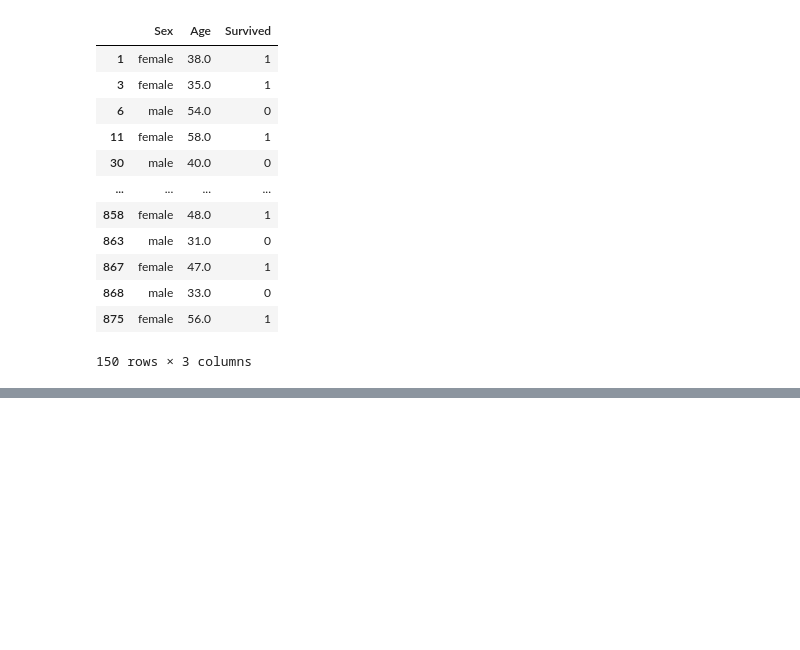
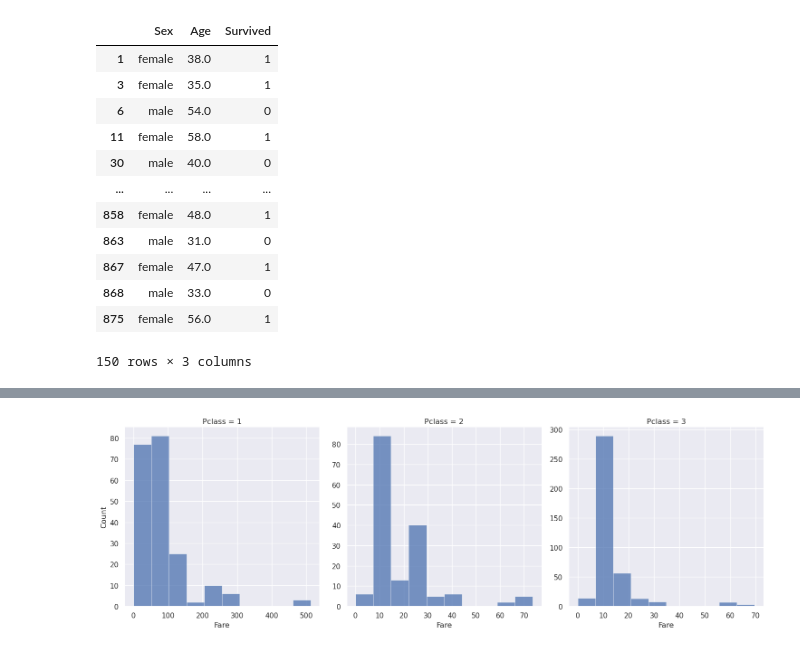
Before and after one commit to hr-ge/Python-for-clinicians, a Jupyter notebook: week2.ipynb, the cells around one changed output, grey strips where cells are left out. Saved outputs shown, nothing was run; the diff lists cells and outputs as text; code cells hidden in the pictures; blank space fills up the shorter version.

```diff
--- a/week2.ipynb
+++ b/week2.ipynb
@@ -251,0 +302,5 @@ df_filtered
+# %%
+sns.displot(df_filtered, x='Fare', col='Pclass', bins=10, common_bins=False, facet_kws={'sharex': False, 'sharey': False})
+plt.show()
+# %% [output]
+[figure, added]
```
Also changed, not shown: parts of 12 cells of this notebook.
